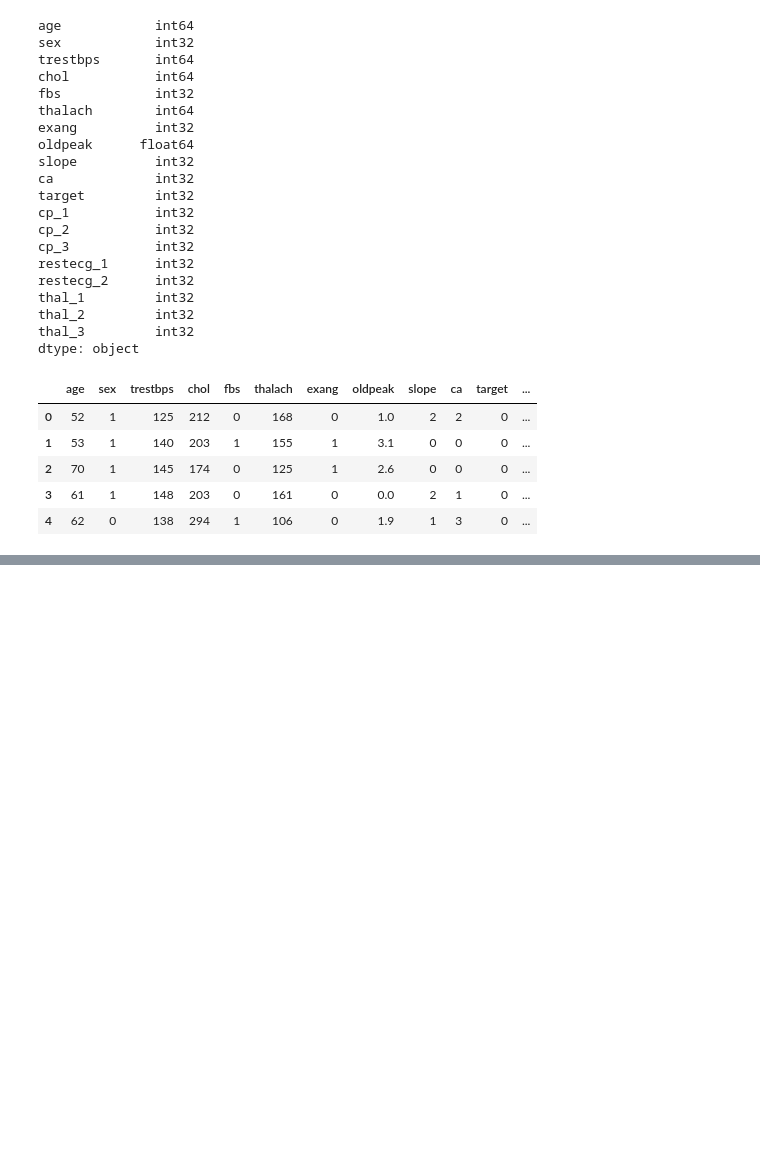
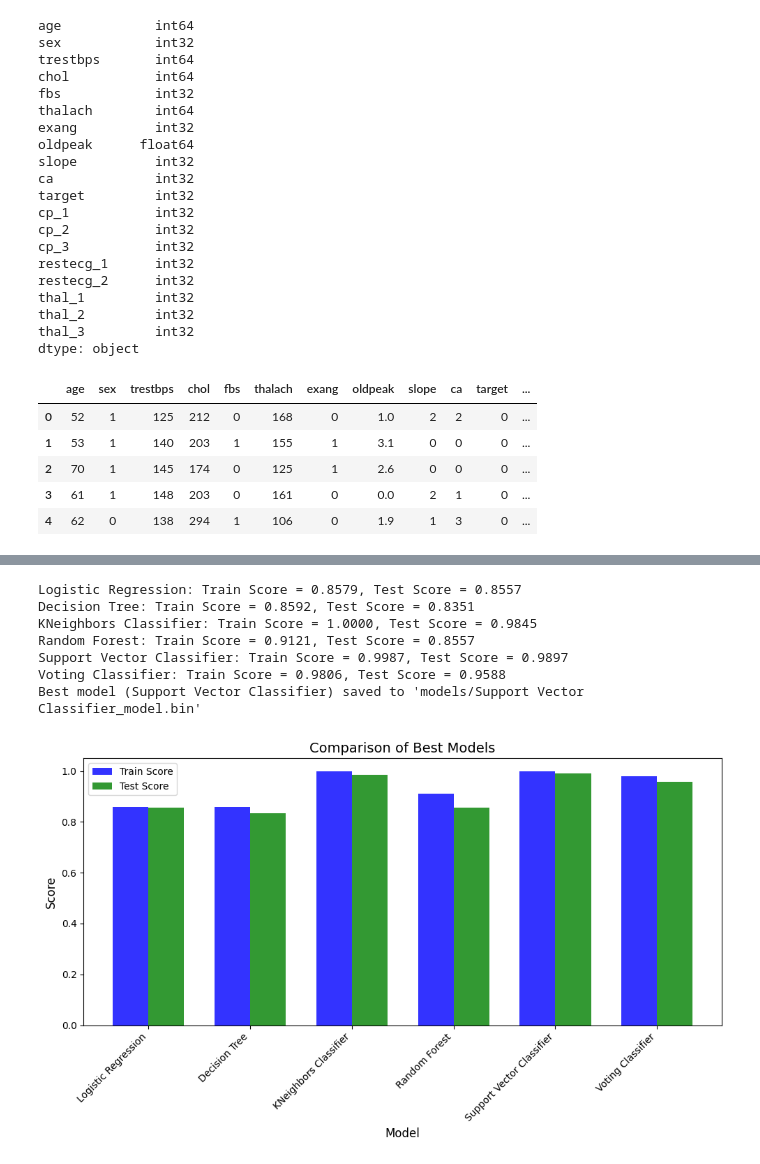
Before and after one commit to Isaac-web/Heart-AI, a Jupyter notebook: heart_disease.ipynb, the cells around one changed output, grey strips where cells are left out. Drawn from its saved outputs; the diff is of its cells as text; code cells hidden in the pictures; blank space fills up the shorter version.

```diff
--- a/heart_disease.ipynb
+++ b/heart_disease.ipynb
@@ -1056,0 +906,14 @@ plt.show()
+# %%
+# Ensemble - Voting Classifier
+with mlflow.start_run(run_name='Voting Classifier'):
+    classifiers = [
+        ('lr', LogisticRegression(random_state=0)),
+        ('dt', DecisionTreeClassifier(max_depth=5)),
+        ('rf', RandomForestClassifier(random_state=0)),
+        ('knn', KNeighborsClassifier(n_neighbors=3)),
+        ('svm', make_pipeline(StandardScaler(), SVC(gamma='auto')))
+    ]
+    voting_clf = VotingClassifier(estimators=classifiers)
+    best_voting = train_model(voting_clf, X_train, y_train, "Voting Classifier")
+    best_voting, train_score_voting, test_score_voting = evaluate_model(best_voting, X_train, X_test, y_train, y_test, "Voting Classifier")
+    best_models["Voting Classifier"] = (train_score_voting, test_score_voting)
@@ -1056,0 +930,11 @@ plt.show()
+# %%
+compare_best_models(best_models)
+# %% [output]
+Logistic Regression: Train Score = 0.8579, Test Score = 0.8557
+Decision Tree: Train Score = 0.8592, Test Score = 0.8351
+KNeighbors Classifier: Train Score = 1.0000, Test Score = 0.9845
+Random Forest: Train Score = 0.9121, Test Score = 0.8557
+Support Vector Classifier: Train Score = 0.9987, Test Score = 0.9897
+Voting Classifier: Train Score = 0.9806, Test Score = 0.9588
+Best model (Support Vector Classifier) saved to 'models/Support Vector Classifier_model.bin'
+[figure, added]
```
Also changed, not shown: parts of 27 cells of this notebook, 1 other file.
